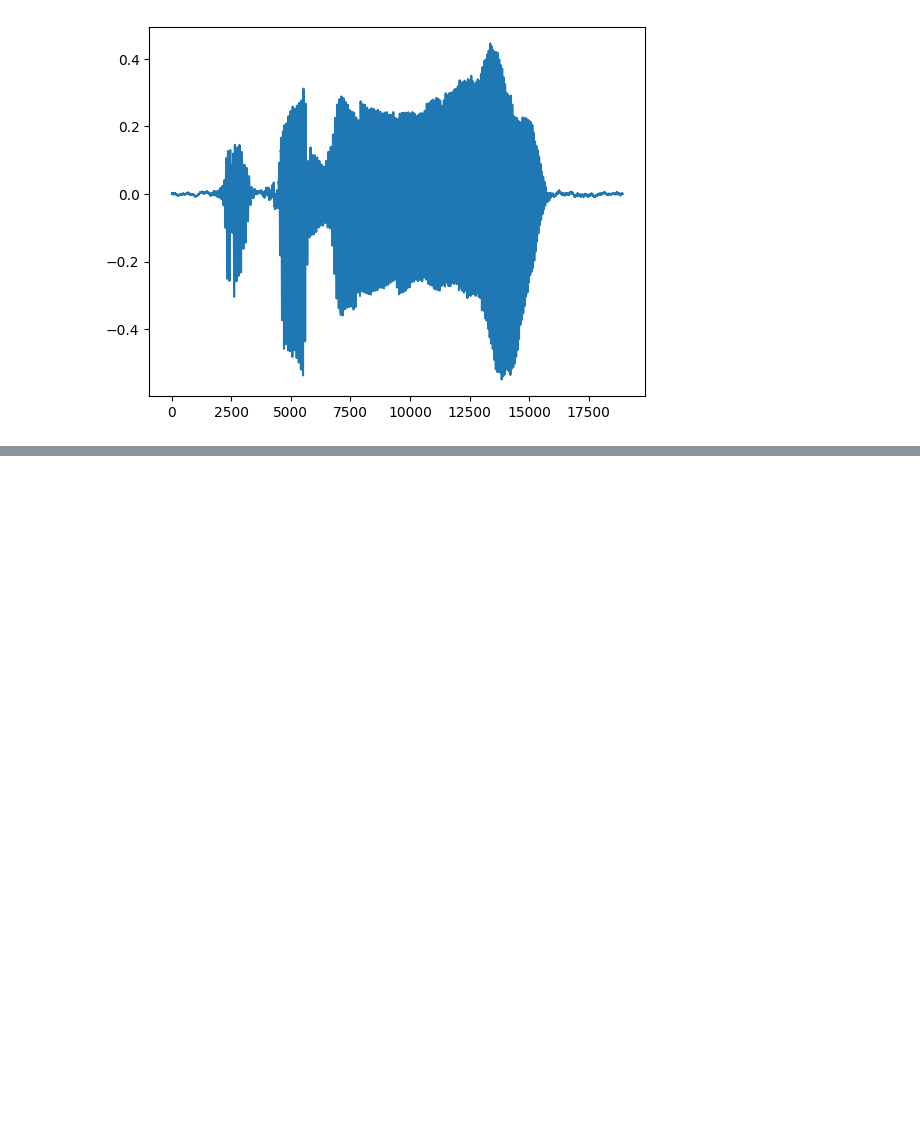
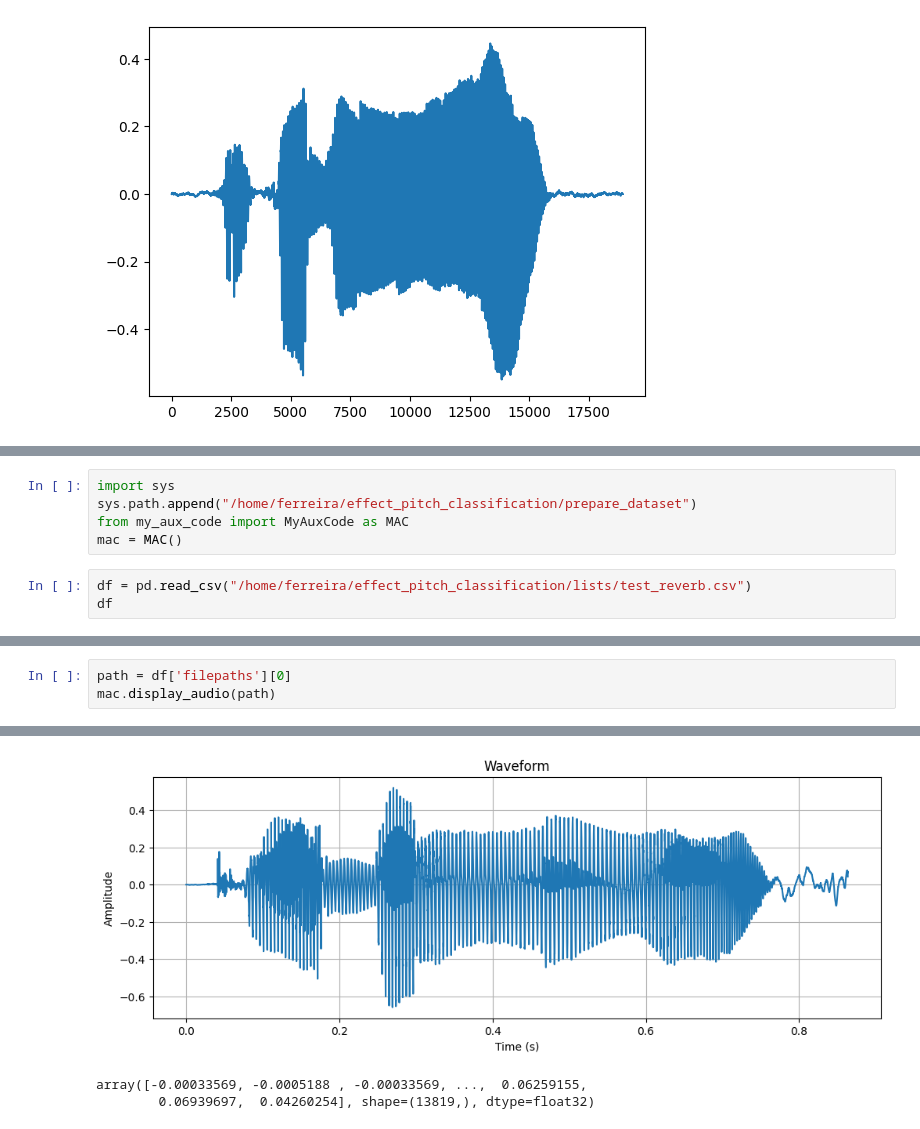
Before and after one commit to fernandasf/effect_pitch_classification, a Jupyter notebook: prepare_dataset/verify_audio.ipynb, the cells around one changed output, grey strips where cells are left out. Saved outputs shown, nothing was run; the diff lists cells and outputs as text; blank space fills up the shorter version.

```diff
--- a/prepare_dataset/verify_audio.ipynb
+++ b/prepare_dataset/verify_audio.ipynb
@@ -36,0 +39,8 @@ plt.plot(audio)
+# %%
+import sys
+sys.path.append("/home/ferreira/effect_pitch_classification/prepare_dataset")
+from my_aux_code import MyAuxCode as MAC
+mac = MAC()
+# %%
+df = pd.read_csv("/home/ferreira/effect_pitch_classification/lists/test_reverb.csv")
+df
@@ -36,0 +58,4 @@ plt.plot(audio)
+# %%
+path = df['filepaths'][0]
+mac.display_audio(path)
+# %% [output]
@@ -36,0 +63,3 @@ plt.plot(audio)
+[figure, added]
+array([-0.00033569, -0.0005188 , -0.00033569, ...,  0.06259155,
+        0.06939697,  0.04260254], shape=(13819,), dtype=float32)
```
Also changed, not shown: parts of 3 cells of this notebook, 6 other files.
